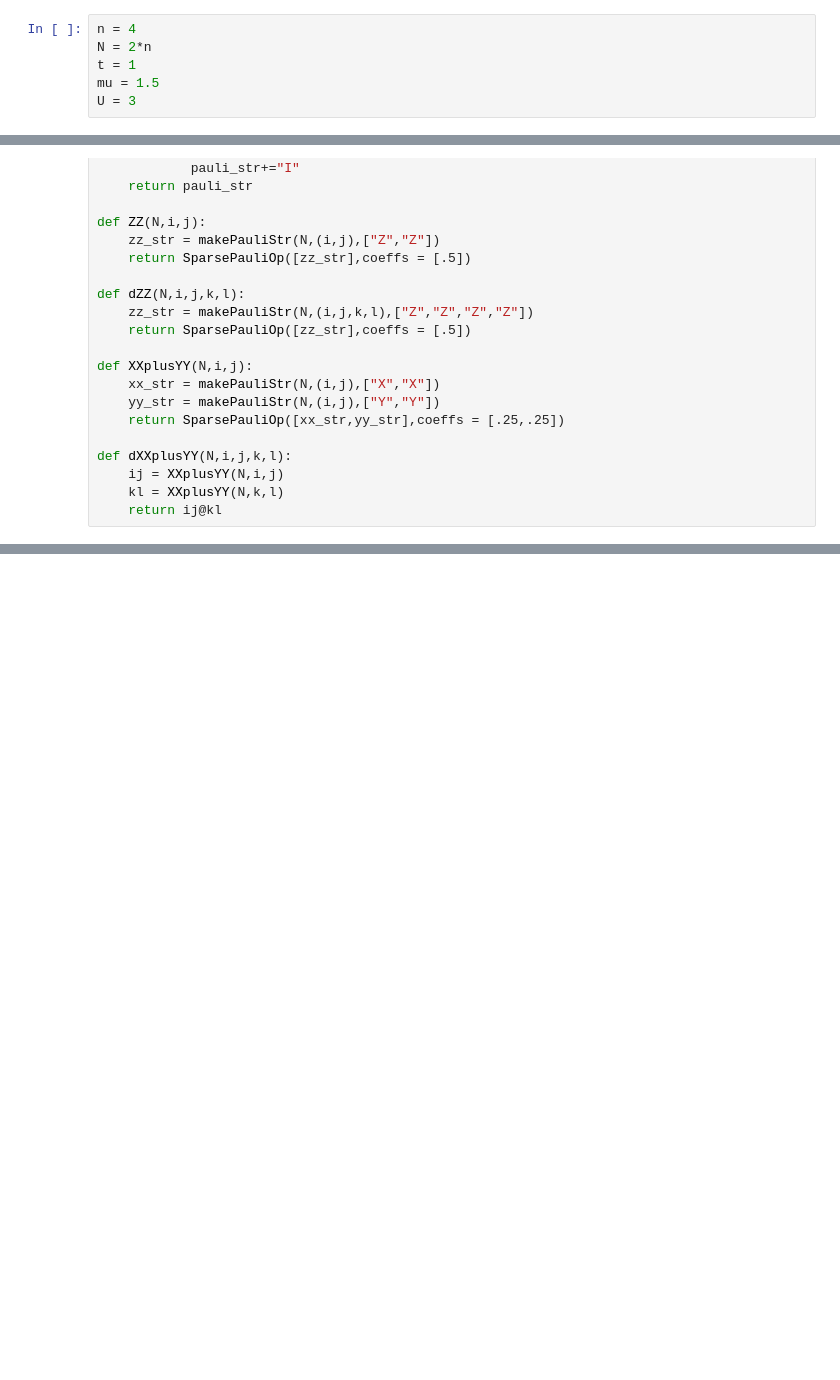
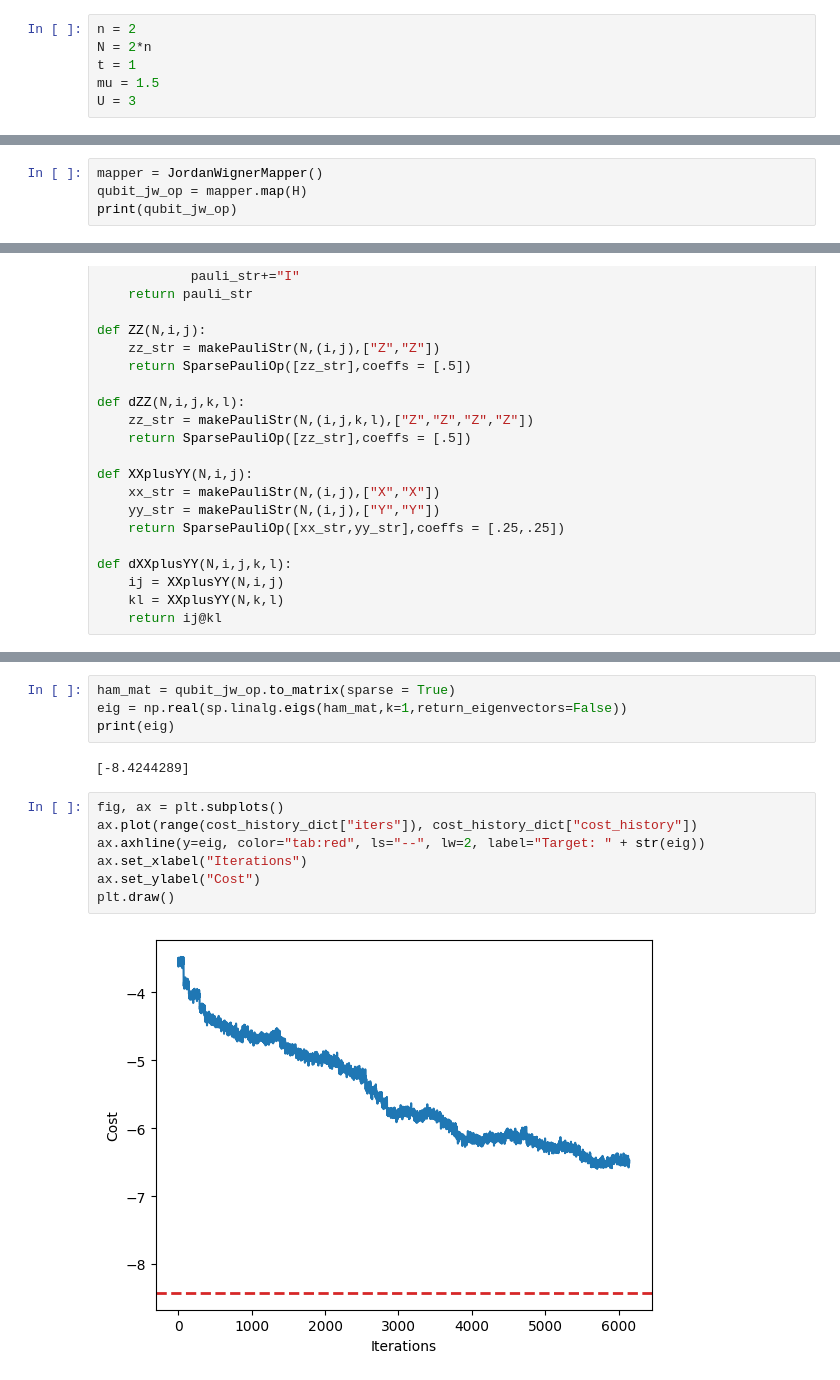
Before and after one commit to byalcin24/qagc2024, a Jupyter notebook: app/src/optimizer/gradient_descent.ipynb, the cells around one changed output, grey strips where cells are left out. Drawn from its saved outputs; the diff is of its cells as text; blank space fills up the shorter version.

```diff
--- a/app/src/optimizer/gradient_descent.ipynb
+++ b/app/src/optimizer/gradient_descent.ipynb
@@ -23,7 +23,7 @@ from qiskit.circuit.library import EvolvedOperatorAnsatz, HamiltonianGate, XXPlu
 from qiskit.quantum_info import SparsePauliOp
 # Pauli, PauliList,
 # %%
-n = 4
+n = 2
 N = 2*n
 t = 1
 mu = 1.5
@@ -59,3 +59,7 @@ for u in site_list:
 H = U * U_term - mu * mu_term - t * t_term
 
 U_list = [(i,i+1) for i in site_list]
+# %%
+mapper = JordanWignerMapper()
+qubit_jw_op = mapper.map(H)
+print(qubit_jw_op)
@@ -250,0 +799,15 @@ q_5: ┤ X ├─░────────────────────
+# %%
+ham_mat = qubit_jw_op.to_matrix(sparse = True)
+eig = np.real(sp.linalg.eigs(ham_mat,k=1,return_eigenvectors=False))
+print(eig)
+# %% [output]
+[-8.4244289]
+# %%
+fig, ax = plt.subplots()
+ax.plot(range(cost_history_dict["iters"]), cost_history_dict["cost_history"])
+ax.axhline(y=eig, color="tab:red", ls="--", lw=2, label="Target: " + str(eig))
+ax.set_xlabel("Iterations")
+ax.set_ylabel("Cost")
+plt.draw()
+# %% [output]
+[figure, added]
```
Also changed, not shown: parts of 15 cells of this notebook, 3 other files.
